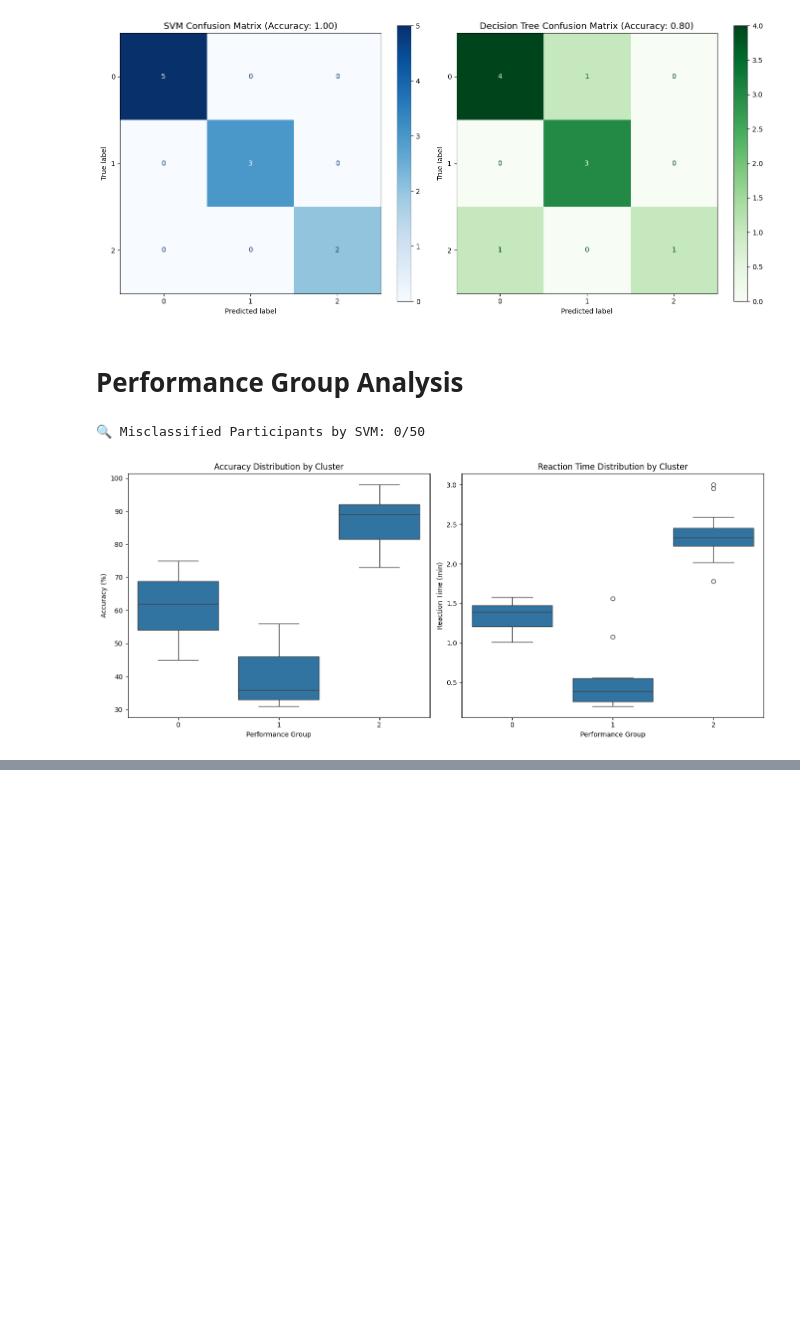
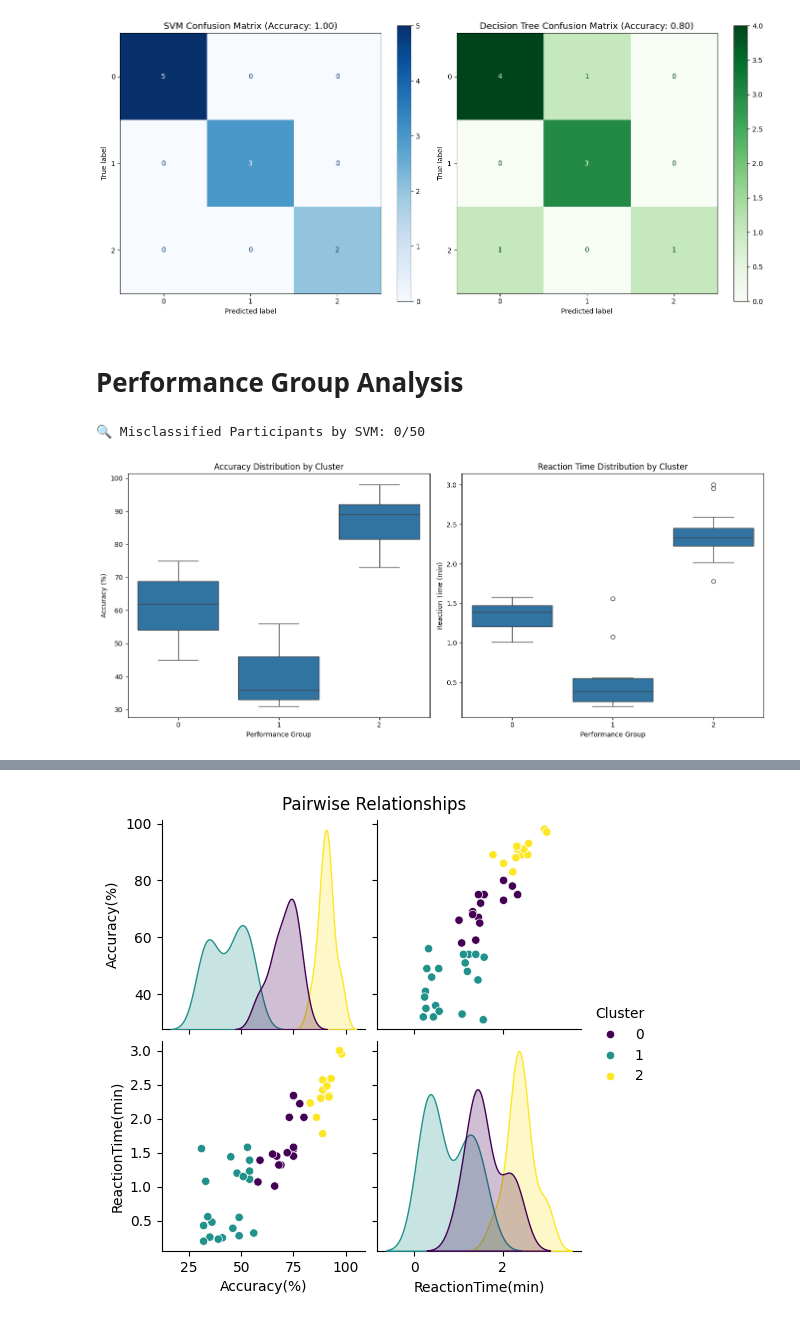
Before and after one commit to Rokibul1022/Rokibul_2111088642_CSE445, a Jupyter notebook: Mini_project-1/project_1.ipynb, the cells around one changed output, grey strips where cells are left out. Cells and saved outputs as stored; diff of their text form; code cells hidden in the pictures; blank space fills up the shorter version.

Commit message:
data_show

```diff
--- a/Mini_project-1/project_1.ipynb
+++ b/Mini_project-1/project_1.ipynb
@@ -298,0 +301,93 @@ plt.show()
+# %%
+
+
+data = pd.read_csv('stroop_test.csv')
+
+# clustering
+kmeans = KMeans(n_clusters=3, random_state=42, n_init=10)
+clusters = kmeans.fit_predict(data[['Accuracy(%)', 'ReactionTime(min)']])
+data['Cluster'] = clusters
+
+# Train models
+X = data[['Accuracy(%)', 'ReactionTime(min)']]
+y = data['Cluster']
+
+svm = SVC(kernel='linear', random_state=42)
+svm.fit(X, y)
+
+dt = DecisionTreeClassifier(max_depth=3, random_state=42)
+dt.fit(X, y)
+
+# Set up figure grid
+plt.figure(figsize=(20, 20))
+plt.subplots_adjust(hspace=0.4, wspace=0.3)
+
+# 1. Histograms (plt.hist)
+plt.subplot(3, 3, 1)
+plt.hist(data['Accuracy(%)'], bins=15, color='skyblue', edgecolor='black')
+plt.title('Accuracy Distribution')
+plt.xlabel('Accuracy (%)')
+plt.ylabel('Count')
+
+plt.subplot(3, 3, 2)
+plt.hist(data['ReactionTime(min)'], bins=15, color='salmon', edgecolor='black')
+plt.title('Reaction Time Distribution')
+plt.xlabel('Reaction Time (min)')
+plt.ylabel('Count')
+
+# 2. Enhanced Histograms (sns.histplot)
+plt.subplot(3, 3, 3)
+sns.histplot(data, x='Accuracy(%)', kde=True, color='teal')
+plt.title('Accuracy Distribution with KDE')
+
+plt.subplot(3, 3, 4)
+sns.histplot(data, x='ReactionTime(min)', kde=True, color='coral')
+plt.title('Reaction Time Distribution with KDE')
+
+# 3. Boxplots (sns.boxplot)
+plt.subplot(3, 3, 5)
+sns.boxplot(data=data, y='Accuracy(%)', x='Cluster')
+plt.title('Accuracy by Cluster')
+
+plt.subplot(3, 3, 6)
+sns.boxplot(data=data, y='ReactionTime(min)', x='Cluster')
+plt.title('Reaction Time by Cluster')
+
+# 4. Pairplot
+
+plt.close()
+pair = sns.pairplot(data, vars=['Accuracy(%)', 'ReactionTime(min)'],
+                   hue='Cluster', palette='viridis', diag_kind='kde')
+pair.fig.suptitle('Pairwise Relationships', y=1.02)
+pair.savefig('pairplot.png')
+
+# 5. Scatter plot (plt.scatter)
+plt.figure(figsize=(20, 20))
+plt.subplot(3, 3, 1)
+plt.scatter(data['ReactionTime(min)'], data['Accuracy(%)'],
+           c=data['Cluster'], cmap='viridis', s=80)
+plt.colorbar(label='Cluster')
+plt.xlabel('Reaction Time (min)')
+plt.ylabel('Accuracy (%)')
+plt.title('Accuracy vs Reaction Time')
+
+# 6. Contour plot (plt.contourf) for SVM
+plt.subplot(3, 3, 2)
+
+x_min, x_max = data['ReactionTime(min)'].min()-0.5, data['ReactionTime(min)'].max()+0.5
+y_min, y_max = data['Accuracy(%)'].min()-5, data['Accuracy(%)'].max()+5
+xx, yy = np.meshgrid(np.linspace(x_min, x_max, 100),
+                     np.linspace(y_min, y_max, 100))
+
+# Predict on grid
+Z = svm.predict(np.c_[yy.ravel(), xx.ravel()])
+Z = Z.reshape(xx.shape)
+
+# Plot
+plt.contourf(xx, yy, Z, alpha=0.3, cmap='viridis')
+plt.scatter(data['ReactionTime(min)'], data['Accuracy(%)'],
+           c=data['Cluster'], cmap='viridis', s=50)
+plt.xlabel('Reaction Time (min)')
+plt.ylabel('Accuracy (%)')
+plt.title('SVM Decision Boundaries')
+# %% [output]
@@ -298,0 +395 @@ plt.show()
+[figure, added]
```
Also changed, not shown: parts of 2 cells of this notebook, 1 other file.
